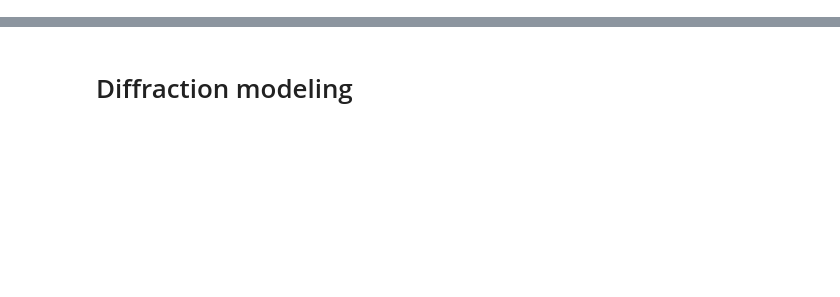
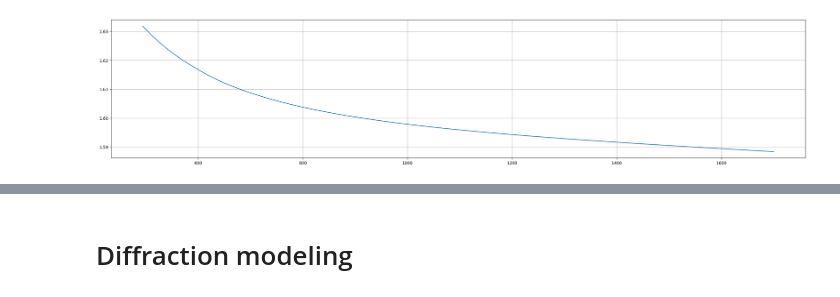
Before and after one commit to JohnyCoder238/Diploma_thesis, a Jupyter notebook: diffraction_data_processing_and_simulation.ipynb, the cells around one changed output, grey strips where cells are left out. Drawn from its saved outputs; the diff is of its cells as text; code cells hidden in the pictures; blank space fills up the shorter version.

```diff
--- a/diffraction_data_processing_and_simulation.ipynb
+++ b/diffraction_data_processing_and_simulation.ipynb
@@ -14,3 +14,21 @@ import multiprocessing as mp
 py_blue = '#1f77b4'
 py_orange = '#ff7f0e'
 py_green = '#2ca02c'
+# %%
+resist = pd.read_csv('/kaggle/input/better-refractive-index/maP1275.mat', delimiter = '\t')
+resist.columns = ['wavelength', 'real', 'im']
+resist.wavelength = resist.wavelength*0.1
+plt.figure(figsize = (30,6))
+plt.grid()
+#plt.plot(resist.wavelength, resist.real)
+#plt.plot(resist.wavelength, resist.im)
+refractive_index = np.sqrt(resist.real[300:])
+plt.plot(resist.wavelength[300:], refractive_index)
+new_refractive = pd.DataFrame({'wavelength':resist.wavelength[300:], 'refractive_index': refractive_index})
+new_refractive.to_csv('new_refractive.csv')
+
+#wavelengths_um = np.arange(500,1600)*1e-3
+#n = sqrt(1 + 0.6961663*wavelengths_um**2/(wavelengths_um**2 - 0.0684043**2) + 0.4079426*wavelengths_um**2/(wavelengths_um**2 - 0.1162414**2) + 0.8974794*wavelengths_um**2/(wavelengths_um**2 - 9.896161**2))
+#plt.plot(np.arange(500,1600), n)
+# %% [output]
+[figure, added]
```
Also changed, not shown: parts of 9 cells of this notebook.
